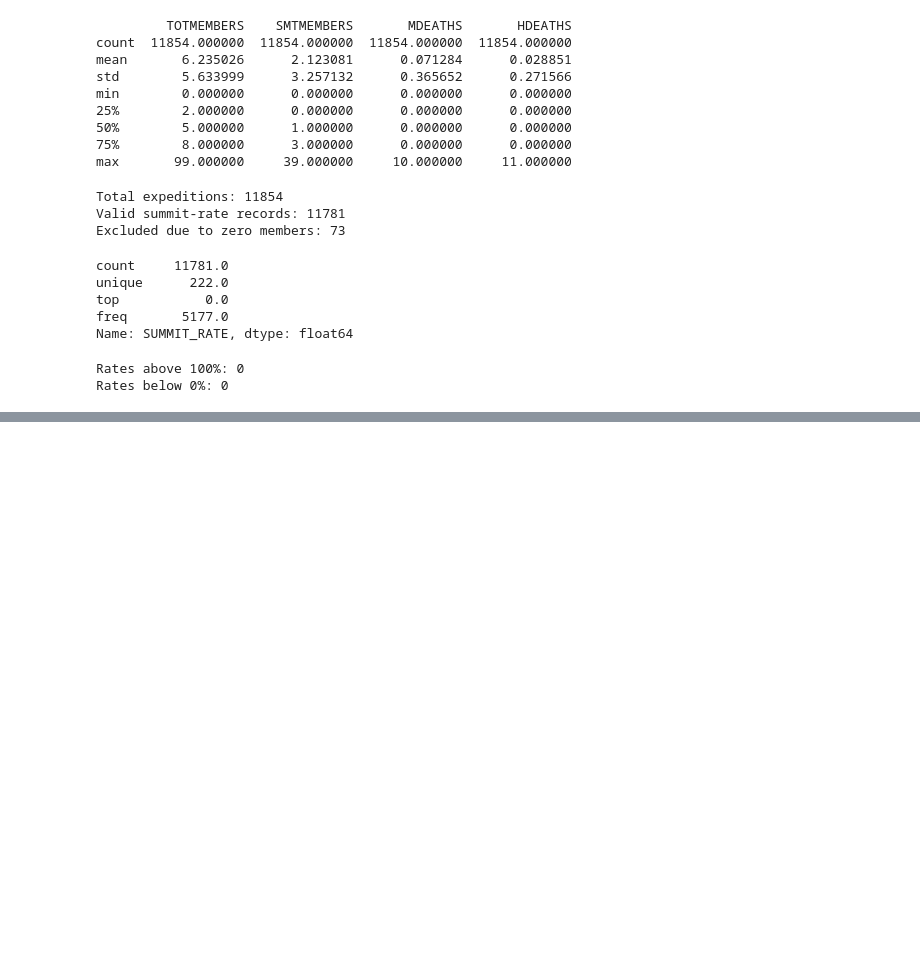
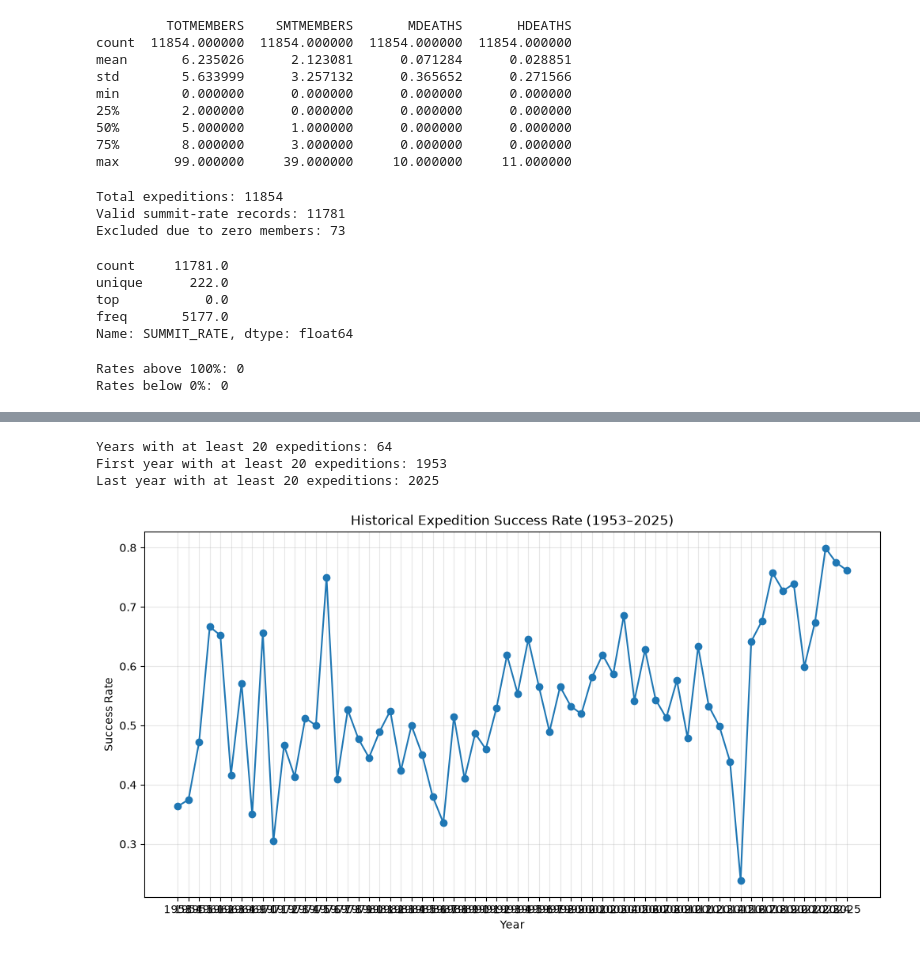
Before and after one commit to nirmal-codes18/PeakRisk, a Jupyter notebook: notebooks/01_data_exploration.ipynb, the cells around one changed output, grey strips where cells are left out. Drawn from its saved outputs; the diff is of its cells as text; code cells hidden in the pictures; blank space fills up the shorter version.

```diff
--- a/notebooks/01_data_exploration.ipynb
+++ b/notebooks/01_data_exploration.ipynb
@@ -1314,0 +1681,42 @@ Rates below 0%: 0
+# %%
+yearly_stats_20 = yearly_stats[
+    yearly_stats["EXPEDITIONS"] >= 20
+].copy()
+
+print(
+    "Years with at least 20 expeditions:",
+    len(yearly_stats_20)
+)
+
+print(
+    "First year with at least 20 expeditions:",
+    yearly_stats_20["YEAR"].min()
+)
+
+print(
+    "Last year with at least 20 expeditions:",
+    yearly_stats_20["YEAR"].max()
+)
+# %% [output]
+Years with at least 20 expeditions: 64
+First year with at least 20 expeditions: 1953
+Last year with at least 20 expeditions: 2025
+# %%
+import matplotlib.pyplot as plt
+
+plt.figure(figsize=(12, 6))
+
+plt.plot(
+    yearly_stats_20["YEAR"],
+    yearly_stats_20["SUCCESS_RATE"],
+    marker="o"
+)
+
+plt.title("Historical Expedition Success Rate (1953–2025)")
+plt.xlabel("Year")
+plt.ylabel("Success Rate")
+plt.grid(True, alpha=0.3)
+
+plt.show()
+# %% [output]
+[figure, added]
```
Also changed, not shown: parts of 27 cells of this notebook.
